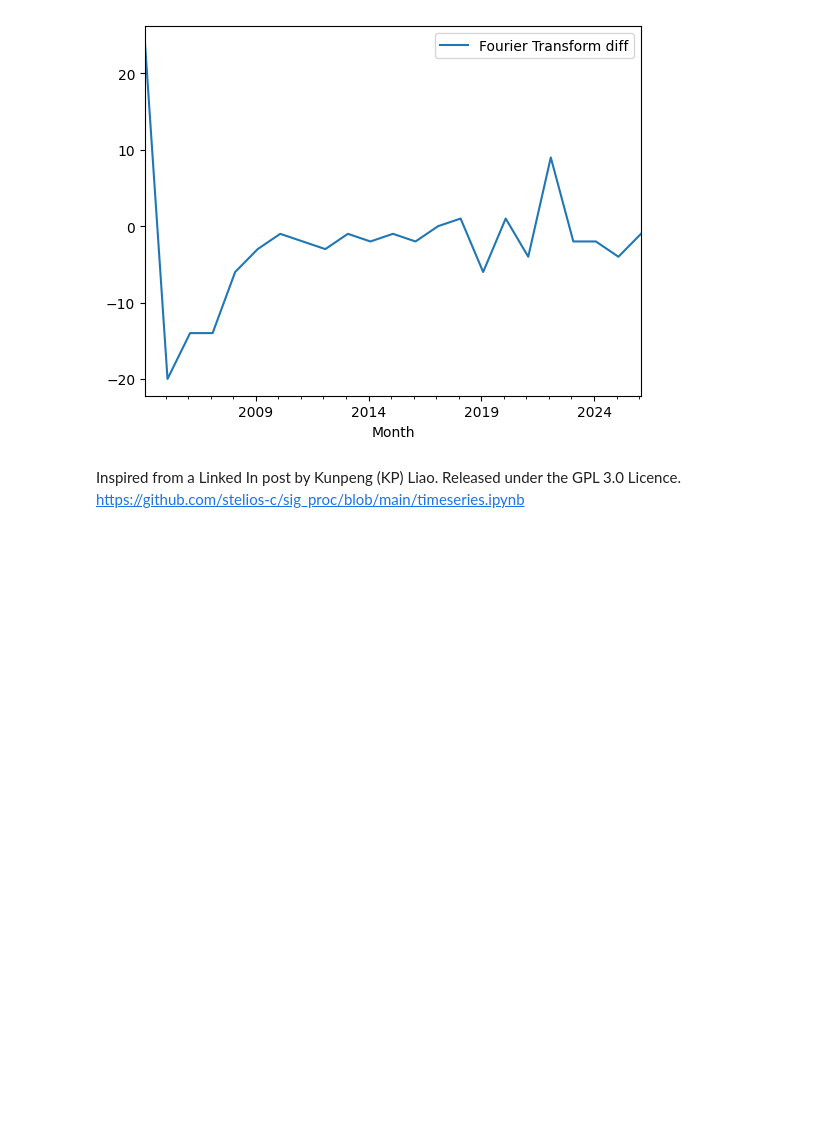
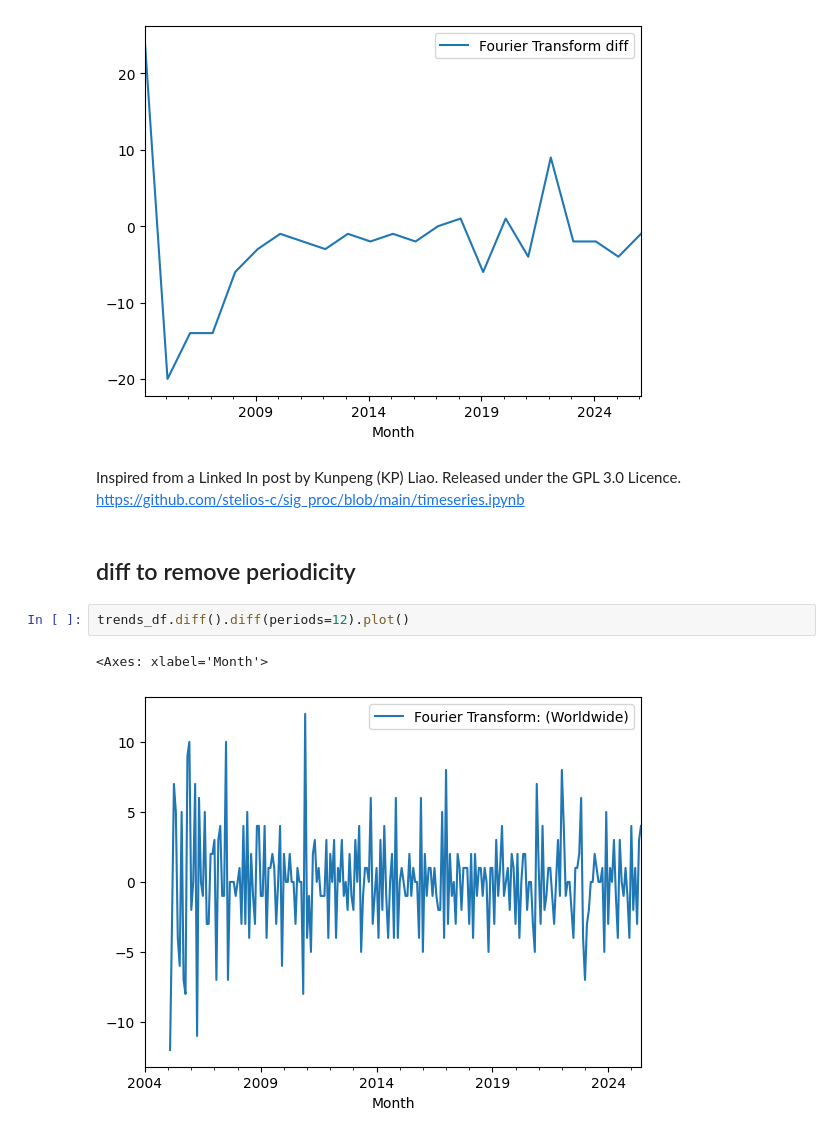
Before and after one commit to stelios-c/sig_proc, a Jupyter notebook: pydata_london2025/timeseries.ipynb, the cells around one changed output. Drawn from its saved outputs; the diff is of its cells as text; blank space fills up the shorter version.

Commit message:
diff 12 too

```diff
--- a/pydata_london2025/timeseries.ipynb
+++ b/pydata_london2025/timeseries.ipynb
@@ -174,3 +174,10 @@ np.float64(0.3011237691981302)
 # %% [markdown]
 Inspired from a Linked In post by Kunpeng (KP) Liao. Released under the GPL 3.0 Licence.
 https://github.com/stelios-c/sig_proc/blob/main/timeseries.ipynb
+# %% [markdown]
+## diff to remove periodicity
+# %%
+trends_df.diff().diff(periods=12).plot()
+# %% [output]
+<Axes: xlabel='Month'>
+[figure, added]
```
